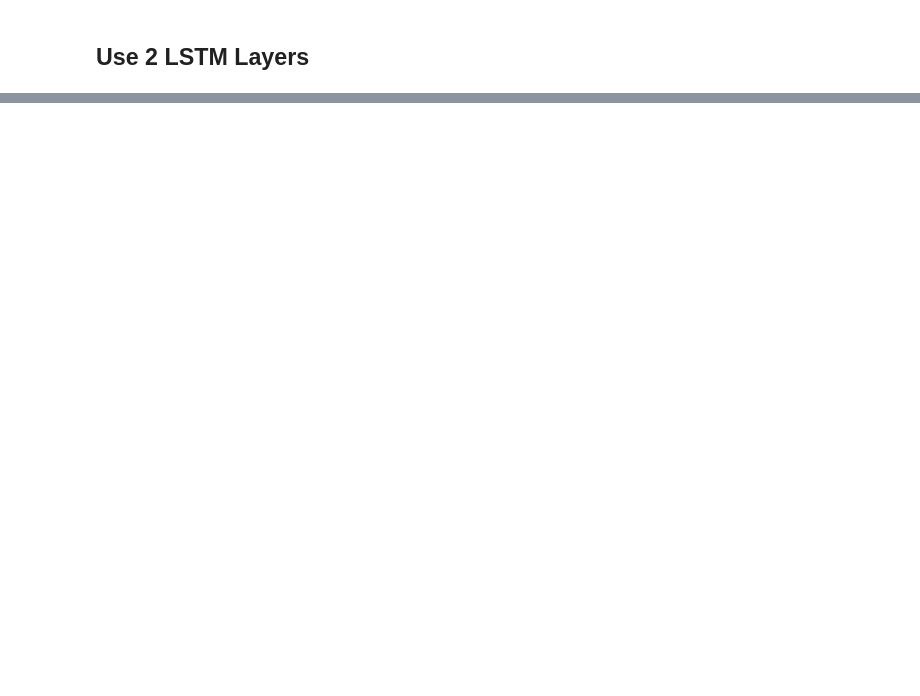
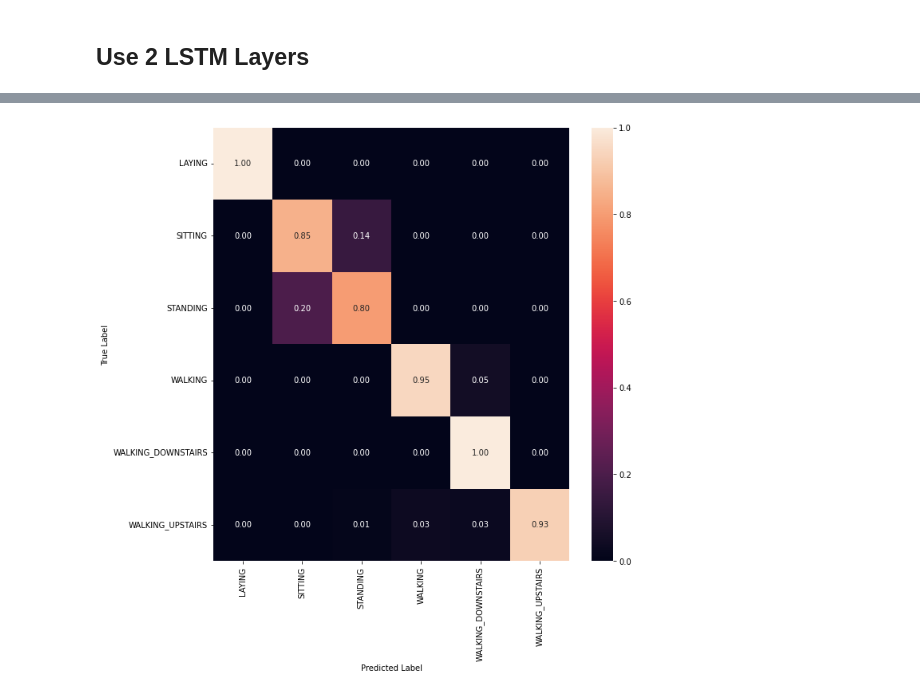
Before and after one commit to AbidAzad/Human-Activity-Recognition, a Jupyter notebook: LSTM.ipynb, the cells around one changed output, grey strips where cells are left out. Saved outputs shown, nothing was run; the diff lists cells and outputs as text; code cells hidden in the pictures; blank space fills up the shorter version.

```diff
--- a/LSTM.ipynb
+++ b/LSTM.ipynb
@@ -184,13 +209,26 @@ n_hidden = 32
 # %%
-#Define Model Architecture
-model = Sequential()
-model.add(LSTM(48, input_shape=(T, D), return_sequences=True))
+model = Sequential() #Initializing our Model Architecture
+
+#Define LSTM Layer with Batch Normalization
+model.add(LSTM(n_hidden_1, input_shape=(T, D), return_sequences=True))
 model.add(BatchNormalization())
-model.add(Dropout(0.50))
 
-model.add(LSTM(32))
-model.add(Dropout(0.50))
+#Define Dropout Layer
+model.add(Dropout(dropout_p))
+
+#Define the second LSTM Layer with Batch Normalization
+model.add(LSTM(n_hidden_2))
+model.add(BatchNormalization())
+
+#Define Dropout Layer
+model.add(Dropout(dropout_p))
+
+#Define Dense Layer
+model.add(Dense(n_hidden_3, activation = 'relu'))
+
+#Define Dense Layer
 model.add(Dense(n_classes, activation = 'softmax'))
 
+#Print Model Summary
 model.summary()
 # %% [output]
@@ -238,5 +276,5 @@ Epoch 30/30
 <keras.src.callbacks.History at 0x...>
 # %%
 #Generate Confusion Matrix
-generate_confusion_matrix(Y_test, model.predict(X_test))
+confusion_matrix = generate_confusion_matrix(Y_test, model.predict(X_test))
 # %% [output]
@@ -252,3 +282,20 @@ generate_confusion_matrix(Y_test, model.predict(X_test))
+# %%
+#Plot Normalized Confusion Matrix
+
+# Calculate normalized confusion matrix
+normalized_cm = confusion_matrix.astype('float') / confusion_matrix.sum(axis=1)[:, np.newaxis]
+
+#List out target names
+target_names = ['LAYING', 'SITTING', 'STANDING', 'WALKING', 'WALKING_DOWNSTAIRS', 'WALKING_UPSTAIRS']
+
+#Use seaborn to plot heat map of confusion matrix
+fig, ax = plt.subplots(figsize=(10,10))
+sns.heatmap(normalized_cm, annot=True, fmt='.2f', xticklabels = target_names, yticklabels = target_names)
+plt.ylabel('True Label')
+plt.xlabel('Predicted Label')
+plt.show(block=False)
+# %% [output]
+[figure, added]
 # %%
 score = model.evaluate(X_test, Y_test)
 
```
Also changed, not shown: parts of 12 cells of this notebook, 3 other files.
